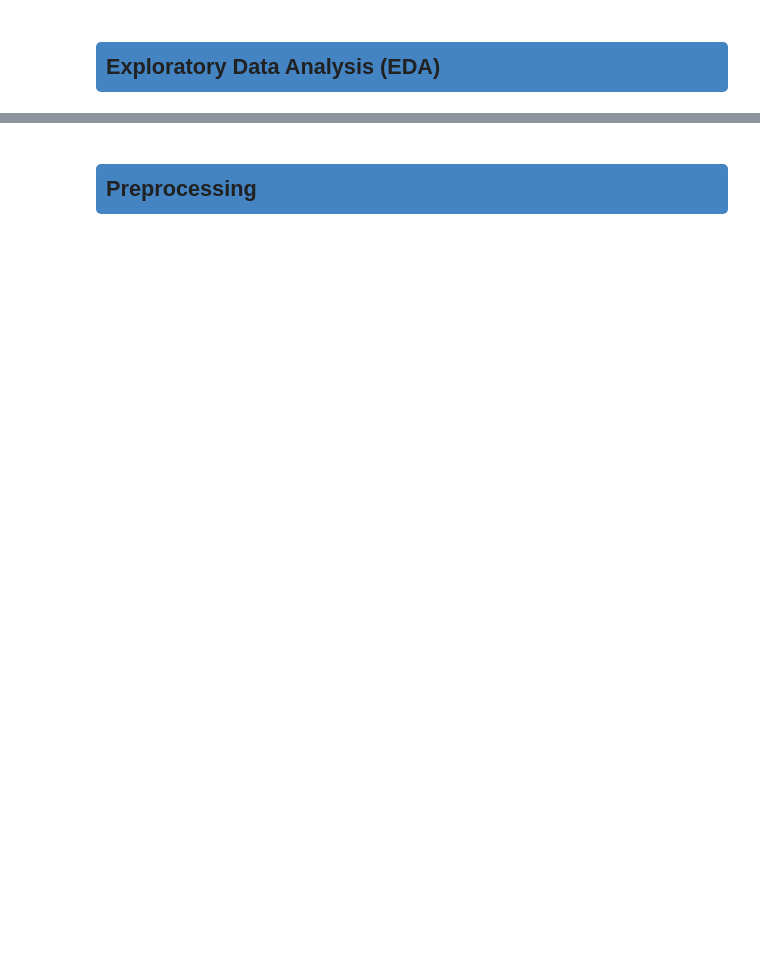
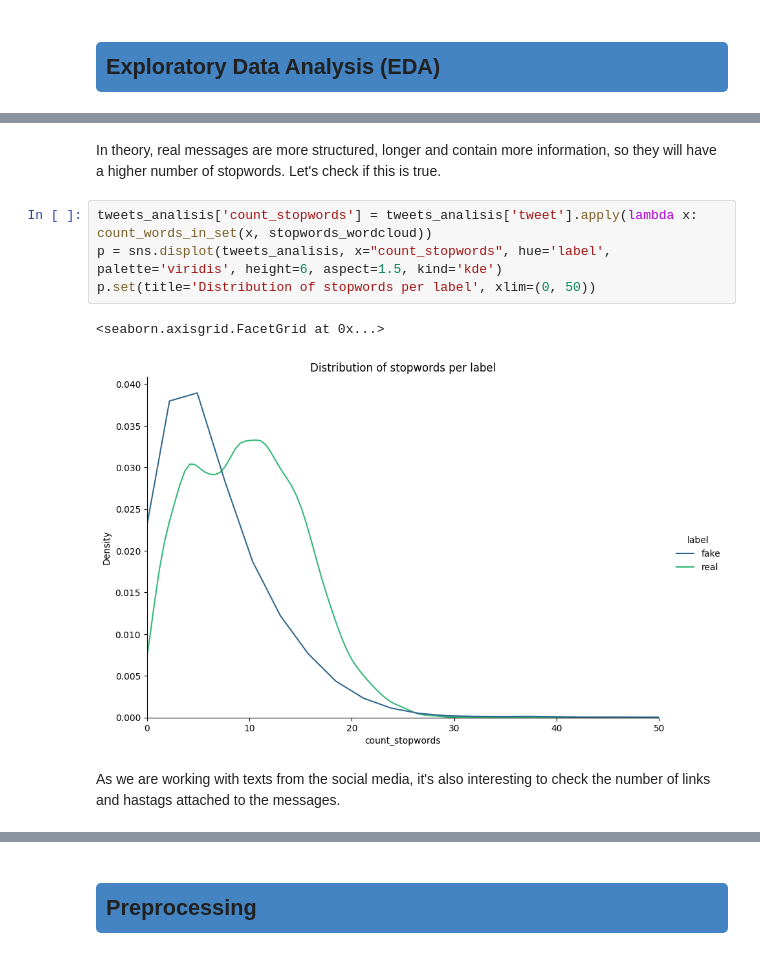
Before and after one commit to MiguelAruiz/MachineLearning-24-25-ProgressTasks, a Jupyter notebook: Progress_Task_3/Preprocessing.ipynb, the cells around one changed output, grey strips where cells are left out. Cells and saved outputs as stored; diff of their text form; blank space fills up the shorter version.

```diff
--- a/Progress_Task_3/Preprocessing.ipynb
+++ b/Progress_Task_3/Preprocessing.ipynb
@@ -19,0 +189,11 @@ Source: [Fighting an Infodemic: COVID-19 Fake News Dataset](https://arxiv.org/pd
+# %% [markdown]
+In theory, real messages are more structured, longer and contain more information, so they will have a higher number of stopwords. Let's check if this is true.
+# %%
+tweets_analisis['count_stopwords'] = tweets_analisis['tweet'].apply(lambda x: count_words_in_set(x, stopwords_wordcloud))
+p = sns.displot(tweets_analisis, x="count_stopwords", hue='label', palette='viridis', height=6, aspect=1.5, kind='kde')
+p.set(title='Distribution of stopwords per label', xlim=(0, 50))
+# %% [output]
+<seaborn.axisgrid.FacetGrid at 0x...>
+[figure, added]
+# %% [markdown]
+As we are working with texts from the social media, it's also interesting to check the number of links and hastags attached to the messages.
```
Also changed, not shown: parts of 33 cells of this notebook, 1 other file.
